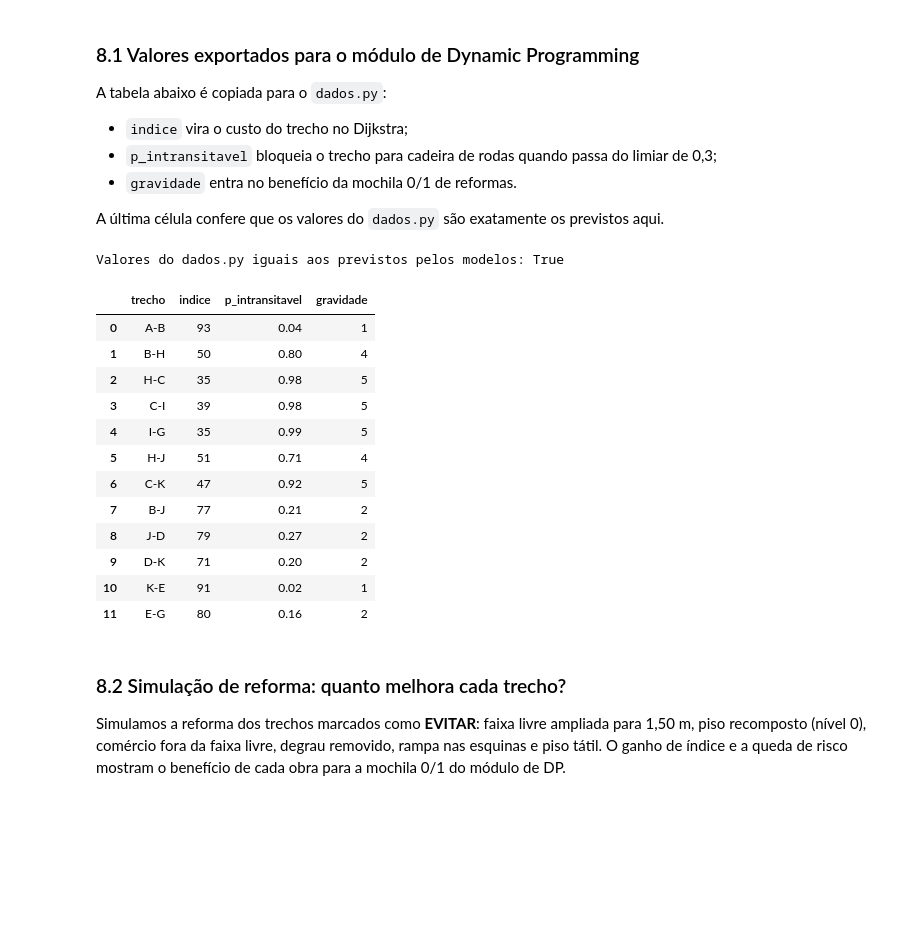
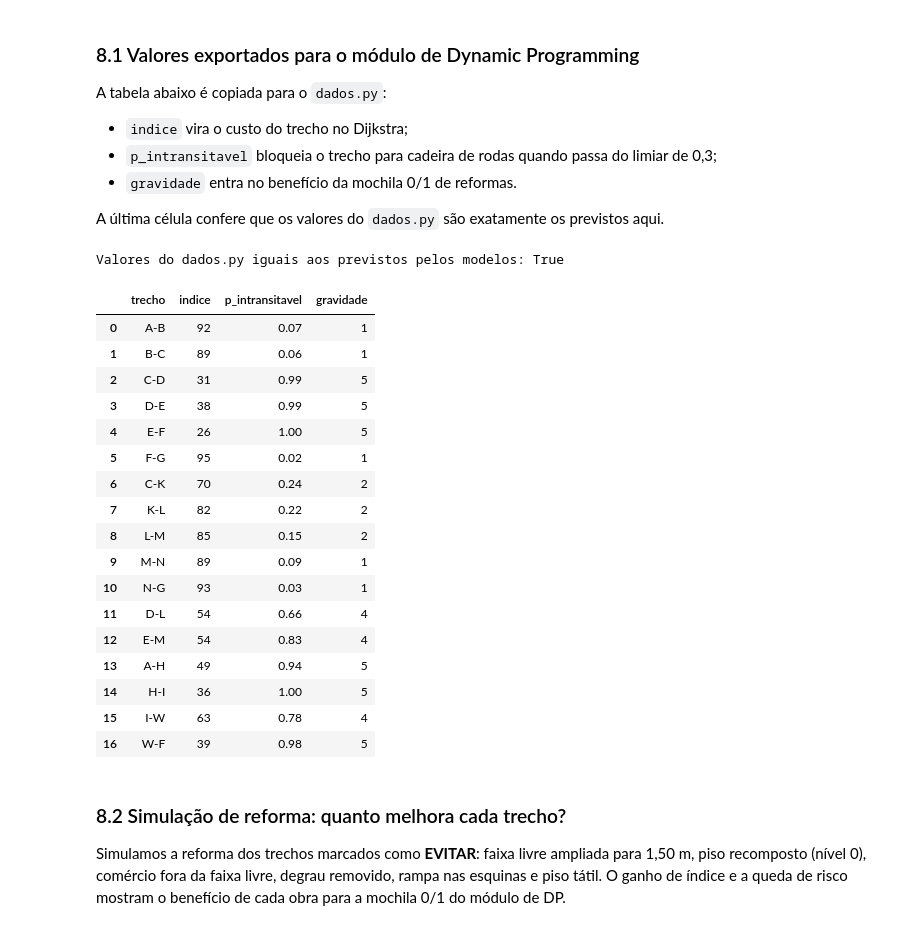
Before and after one commit to brunopng09/calcadalivre-gs2026, a Jupyter notebook: 03-data-science/CalcadaLivre_DataScience.ipynb, the cells around one changed output. Saved outputs shown, nothing was run; the diff lists cells and outputs as text; code cells hidden in the pictures; blank space fills up the shorter version.

```diff
--- a/03-data-science/CalcadaLivre_DataScience.ipynb
+++ b/03-data-science/CalcadaLivre_DataScience.ipynb
@@ -521,41 +536,51 @@ A tabela abaixo é copiada para o `dados.py`:
 A última célula confere que os valores do `dados.py` são exatamente os previstos aqui.
 # %%
 # Valores que estão no dados.py do módulo de DP (trecho: (indice, p_intransitavel, gravidade))
-DADOS_PY = {'A-B': (93, 0.04, 1),
-            'B-H': (50, 0.8, 4),
-            'H-C': (35, 0.98, 5),
-            'C-I': (39, 0.98, 5),
-            'I-G': (35, 0.99, 5),
-            'H-J': (51, 0.71, 4),
-            'C-K': (47, 0.92, 5),
-            'B-J': (77, 0.21, 2),
-            'J-D': (79, 0.27, 2),
-            'D-K': (71, 0.2, 2),
-            'K-E': (91, 0.02, 1),
-            'E-G': (80, 0.16, 2)}
+DADOS_PY = {'A-B': (92, 0.07, 1),
+            'B-C': (89, 0.06, 1),
+            'C-D': (31, 0.99, 5),
+            'D-E': (38, 0.99, 5),
+            'E-F': (26, 1.0, 5),
+            'F-G': (95, 0.02, 1),
+            'C-K': (70, 0.24, 2),
+            'K-L': (82, 0.22, 2),
+            'L-M': (85, 0.15, 2),
+            'M-N': (89, 0.09, 1),
+            'N-G': (93, 0.03, 1),
+            'D-L': (54, 0.66, 4),
+            'E-M': (54, 0.83, 4),
+            'A-H': (49, 0.94, 5),
+            'H-I': (36, 1.0, 5),
+            'I-W': (63, 0.78, 4),
+            'W-F': (39, 0.98, 5)}
 
 exportado = {t: (int(i), float(p), int(g)) for t, i, p, g in
              res[["trecho", "indice", "p_intransitavel", "gravidade"]].itertuples(index=False)}
 diferentes = {t: (DADOS_PY.get(t), v) for t, v in exportado.items() if DADOS_PY.get(t) != v}
 print("Valores do dados.py iguais aos previstos pelos modelos:", not diferentes)
 if diferentes:
     print("Diferenças (dados.py, modelo):", diferentes)
 res[["trecho", "indice", "p_intransitavel", "gravidade"]]
 # %% [output]
 Valores do dados.py iguais aos previstos pelos modelos: True
 |  | trecho | indice | p_intransitavel | gravidade |
-| 0 | A-B | 93 | 0.04 | 1 |
-| 1 | B-H | 50 | 0.80 | 4 |
-| 2 | H-C | 35 | 0.98 | 5 |
-| 3 | C-I | 39 | 0.98 | 5 |
-| 4 | I-G | 35 | 0.99 | 5 |
-| 5 | H-J | 51 | 0.71 | 4 |
-| 6 | C-K | 47 | 0.92 | 5 |
-| 7 | B-J | 77 | 0.21 | 2 |
-| 8 | J-D | 79 | 0.27 | 2 |
-| 9 | D-K | 71 | 0.20 | 2 |
-| 10 | K-E | 91 | 0.02 | 1 |
-| 11 | E-G | 80 | 0.16 | 2 |
+| 0 | A-B | 92 | 0.07 | 1 |
+| 1 | B-C | 89 | 0.06 | 1 |
+| 2 | C-D | 31 | 0.99 | 5 |
+| 3 | D-E | 38 | 0.99 | 5 |
+| 4 | E-F | 26 | 1.00 | 5 |
+| 5 | F-G | 95 | 0.02 | 1 |
+| 6 | C-K | 70 | 0.24 | 2 |
+| 7 | K-L | 82 | 0.22 | 2 |
+| 8 | L-M | 85 | 0.15 | 2 |
+| 9 | M-N | 89 | 0.09 | 1 |
+| 10 | N-G | 93 | 0.03 | 1 |
+| 11 | D-L | 54 | 0.66 | 4 |
+| 12 | E-M | 54 | 0.83 | 4 |
+| 13 | A-H | 49 | 0.94 | 5 |
+| 14 | H-I | 36 | 1.00 | 5 |
+| 15 | I-W | 63 | 0.78 | 4 |
+| 16 | W-F | 39 | 0.98 | 5 |
 # %% [markdown]
 ### 8.2 Simulação de reforma: quanto melhora cada trecho?
 
```
Also changed, not shown: parts of 22 cells of this notebook, 3 other files.
